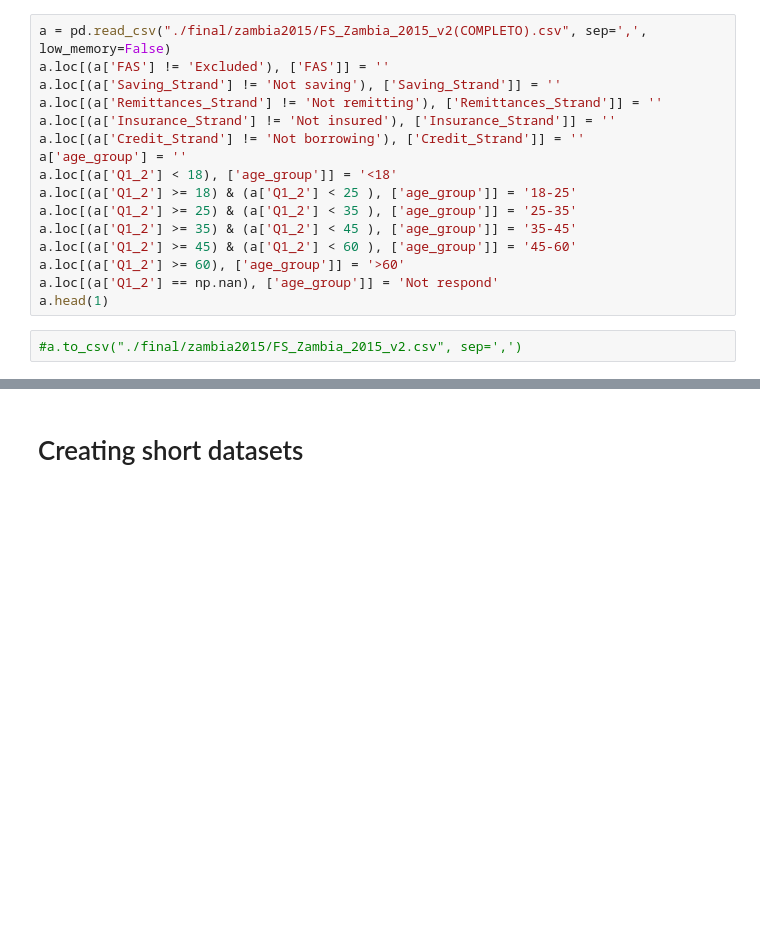
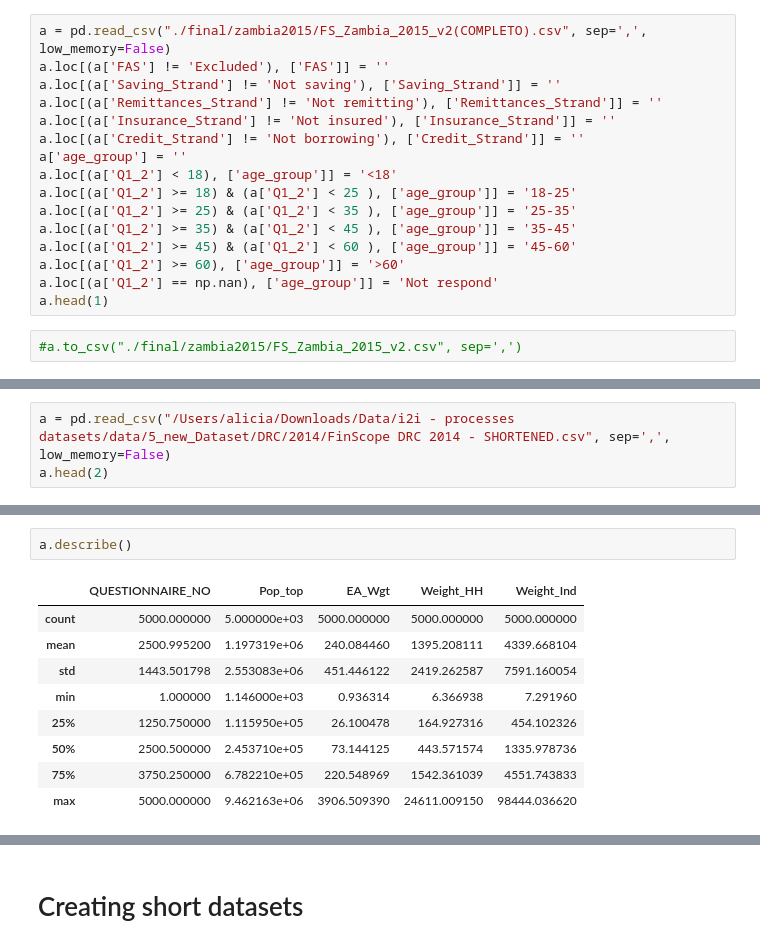
Before and after one commit to Vizzuality/notebooks, a Jupyter notebook: i2i/i2i_Data_Exploration.ipynb, the cells around one changed output, grey strips where cells are left out. Saved outputs shown, nothing was run; the diff lists cells and outputs as text; blank space fills up the shorter version.

```diff
--- a/i2i/i2i_Data_Exploration.ipynb
+++ b/i2i/i2i_Data_Exploration.ipynb
@@ -455,0 +458,3 @@ a.head(1)
+# %%
+a = pd.read_csv("/Users/alicia/Downloads/Data/i2i - processes datasets/data/5_new_Dataset/DRC/2014/FinScope DRC 2014 - SHORTENED.csv", sep=',', low_memory=False)
+a.head(2)
@@ -455,0 +465,12 @@ a.head(1)
+# %%
+a.describe()
+# %% [output]
+|  | QUESTIONNAIRE_NO | Pop_top | EA_Wgt | Weight_HH | Weight_Ind |
+| count | 5000.000000 | 5.000000e+03 | 5000.000000 | 5000.000000 | 5000.000000 |
+| mean | 2500.995200 | 1.197319e+06 | 240.084460 | 1395.208111 | 4339.668104 |
+| std | 1443.501798 | 2.553083e+06 | 451.446122 | 2419.262587 | 7591.160054 |
+| min | 1.000000 | 1.146000e+03 | 0.936314 | 6.366938 | 7.291960 |
+| 25% | 1250.750000 | 1.115950e+05 | 26.100478 | 164.927316 | 454.102326 |
+| 50% | 2500.500000 | 2.453710e+05 | 73.144125 | 443.571574 | 1335.978736 |
+| 75% | 3750.250000 | 6.782210e+05 | 220.548969 | 1542.361039 | 4551.743833 |
+| max | 5000.000000 | 9.462163e+06 | 3906.509390 | 24611.009150 | 98444.036620 |
```
Also changed, not shown: parts of 4 cells of this notebook, 1 other file.
